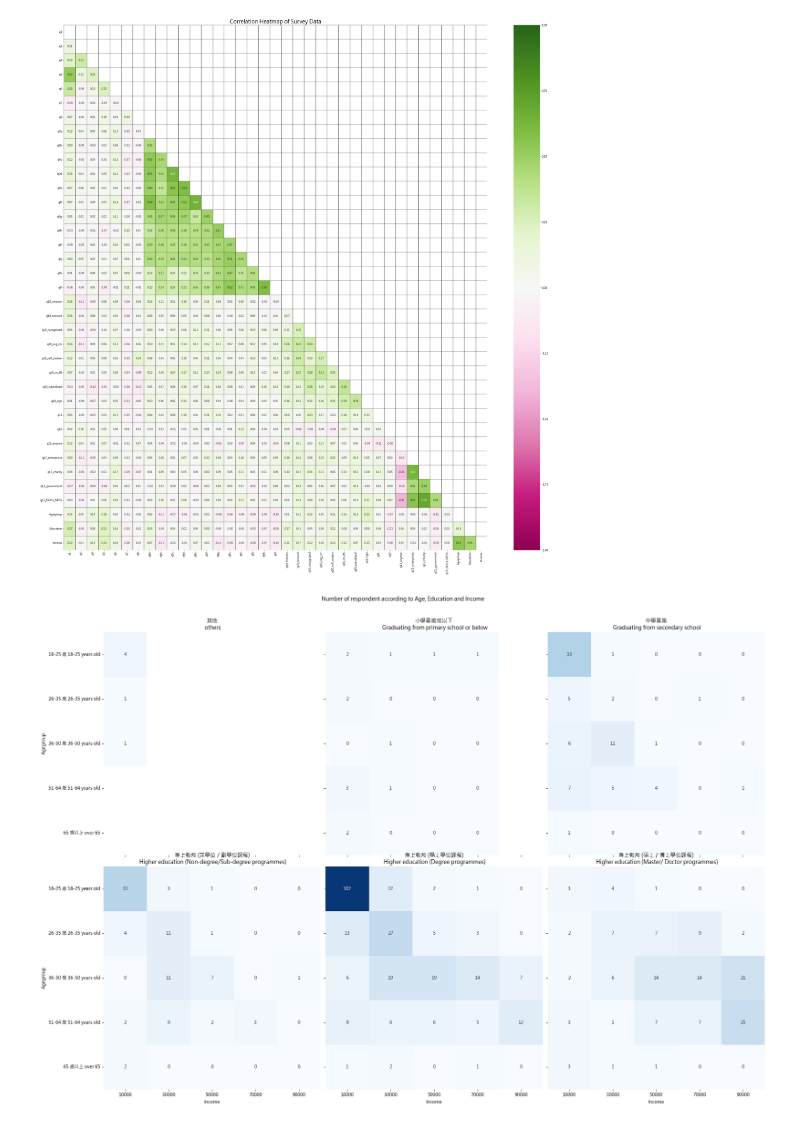
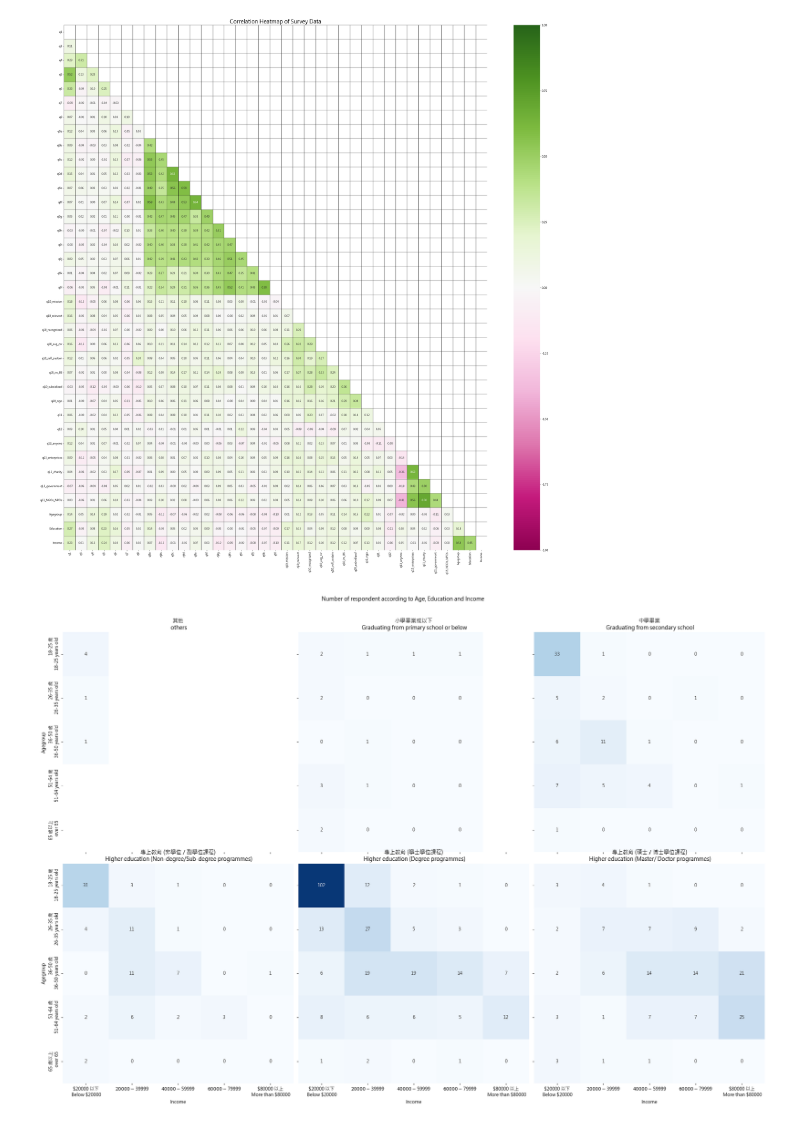
Before and after one commit to buthontingtimothy/gcse_001, a Jupyter notebook: data-analysis.ipynb, the cells around one changed output. Saved outputs shown, nothing was run; the diff lists cells and outputs as text; code cells hidden in the pictures.

Commit message:
Update label for distribution of respondents
Update label for distribution of respondents

```diff
--- a/data-analysis.ipynb
+++ b/data-analysis.ipynb
@@ -382,27 +382,44 @@ sns.heatmap(corr, vmin=-1, vmax=1, cmap="PiYG", center=0, annot=True, fmt=".2f",
 # %%
 education_labels = [
     "其他\n others",
     "小學畢業或以下\n Graduating from primary school or below",
     "中學畢業\n Graduating from secondary school",
     "專上教育 (非學位／副學位課程)\n Higher education (Non-degree/Sub-degree programmes)",
     "專上教育 (學士學位課程)\n Higher education (Degree programmes)",
     "專上教育 (碩士／博士學位課程)\n Higher education (Master/ Doctor programmes)"
 ]
 
+Income_labels = [
+    '$20000 以下\n Below $20000',
+    '$20000 - $39999',
+    '$40000 - $59999',
+    '$60000 - $79999',
+    '$80000 以上\n More than $80000'
+]
+
+Agegroup_labels = [
+    '18-25 歳\n 18-25 years old',
+    '26-35 歳\n 26-35 years old',
+    '36-50 歳\n 36-50 years old',
+    '51-64 歳\n 51-64 years old',
+    '65 歳以上\n over 65'
+]
+
 # Create a cross-tabulation of age vs. income, faceted by education
 g = sns.FacetGrid(df, col="Education", col_wrap=3, height=7.5)
 g.map_dataframe(
     lambda data, **kwargs: sns.heatmap(
         pd.crosstab(data["Agegroup"], data["Income"]),
         annot=True, fmt="d", cmap="Blues", cbar=False,
-        yticklabels=[reverse_map(map_registry['map_Agegroup'])[i] for i in range(1, 6)],
+        yticklabels=Agegroup_labels,
+        xticklabels=Income_labels,
         vmin=0, vmax=105
         )
 )
 
 for ax, title in zip(g.axes.flat, education_labels):
     ax.set_title(title)
 g.fig.suptitle("Number of respondent according to Age, Education and Income", y=1.05)
 plt.show()
 # %% [output]
-[figure, old version]
+[figure, new version]
```
Also changed, not shown: 1 other file.
